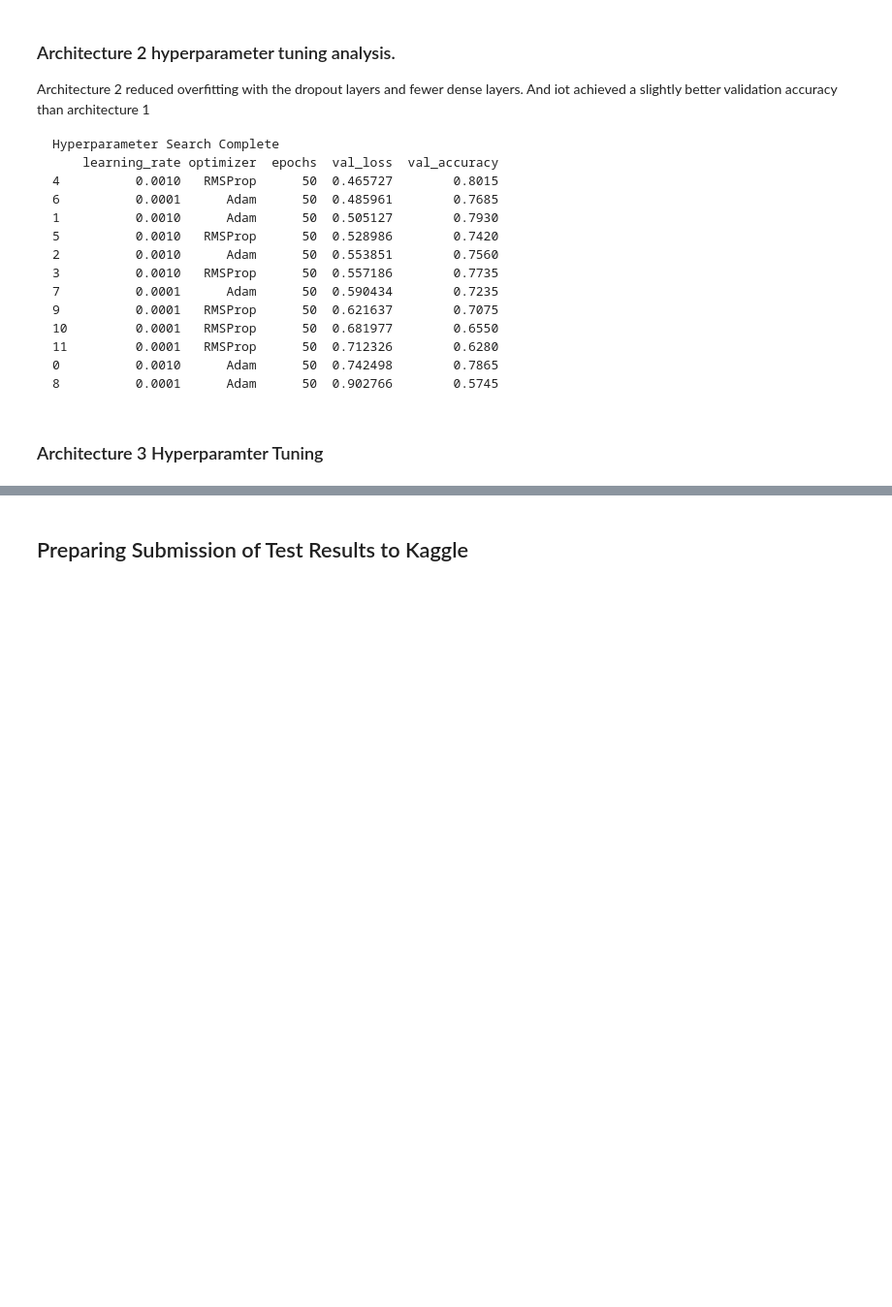
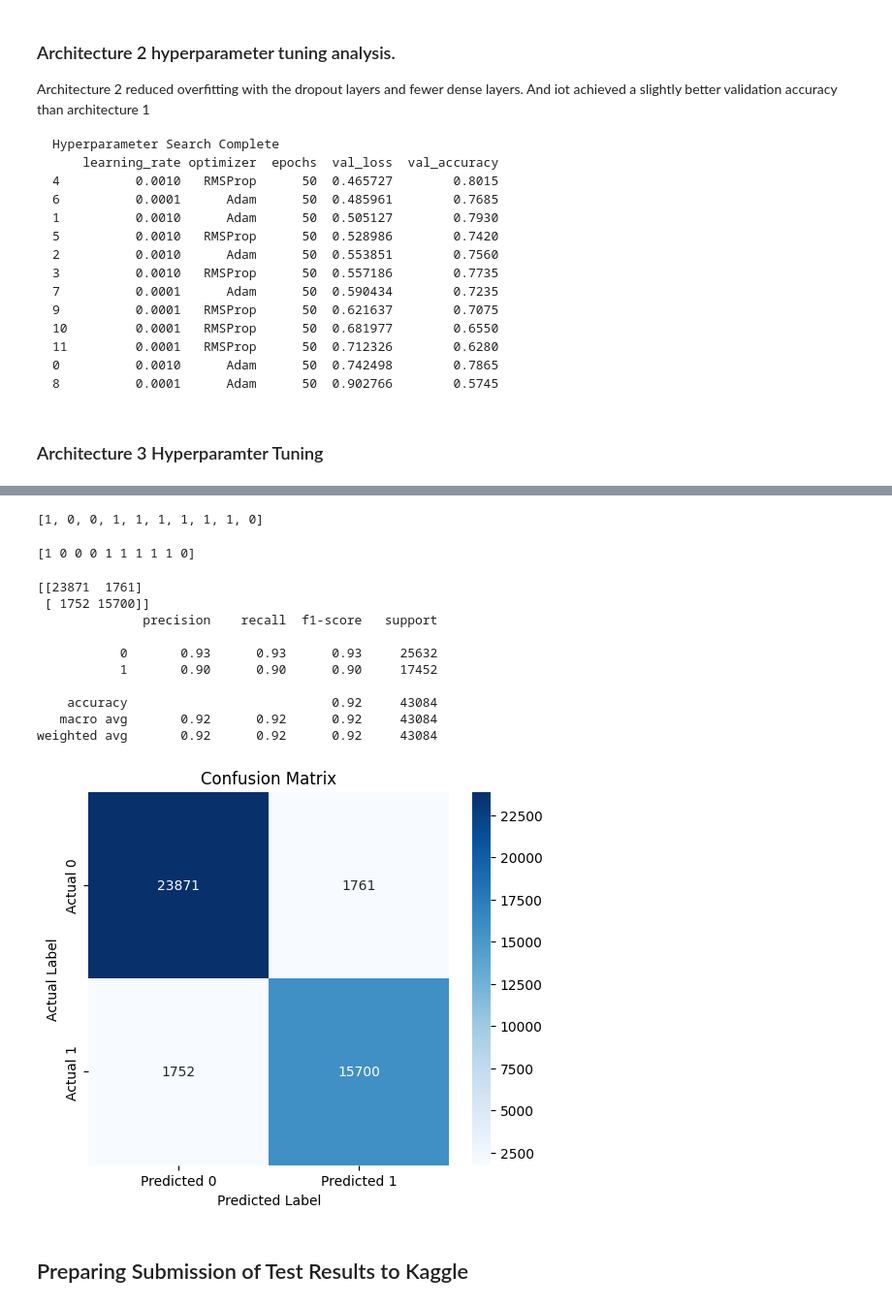
Before and after one commit to seanpritchard94/cancer-detection, a Jupyter notebook: cancer_detection.ipynb, the cells around one changed output, grey strips where cells are left out. Shown at 97% size. Saved outputs shown, nothing was run; the diff lists cells and outputs as text; code cells hidden in the pictures; blank space fills up the shorter version.

```diff
--- a/cancer_detection.ipynb
+++ b/cancer_detection.ipynb
@@ -1153,3 +1415,51 @@ Epoch 6/50
+# %%
+
+# Get the true labels from the validation generator
+# .labels contains the true class indices (0s and 1s)
+y_true = validation_generator.labels
+# %%
+print(y_true[:10])
+# %% [output]
+[1, 0, 0, 1, 1, 1, 1, 1, 1, 0]
+# %%
+#flatten and convert the predictions from probability to binary labels
+y_pred_probs_flat = y_pred_probs.flatten()
+
+y_pred_classes = (y_pred_probs_flat > 0.5).astype(int)
+# %%
+print(y_pred_classes[:10])
+# %% [output]
+[1 0 0 0 1 1 1 1 1 0]
+# %%
+from sklearn.metrics import confusion_matrix
+from sklearn.metrics import classification_report
+
+cm = confusion_matrix(y_true, y_pred_classes)
+
+print(cm)
+
+print(classification_report(y_true, y_pred_classes))
+
+plt.figure(figsize=(6, 5))
+sns.heatmap(cm, annot=True, fmt='d', cmap='Blues',
+            xticklabels=['Predicted 0', 'Predicted 1'],
+            yticklabels=['Actual 0', 'Actual 1'])
+plt.title('Confusion Matrix')
+plt.ylabel('Actual Label')
+plt.xlabel('Predicted Label')
+plt.show()
+# %% [output]
+[[23871  1761]
+ [ 1752 15700]]
+              precision    recall  f1-score   support
+
+           0       0.93      0.93      0.93     25632
+           1       0.90      0.90      0.90     17452
+
+    accuracy                           0.92     43084
+   macro avg       0.92      0.92      0.92     43084
+weighted avg       0.92      0.92      0.92     43084
+[figure, added]
 # %% [markdown]
 ## Preparing Submission of Test Results to Kaggle ##
 # %%
```
Also changed, not shown: parts of 26 cells of this notebook, 4 other files.
